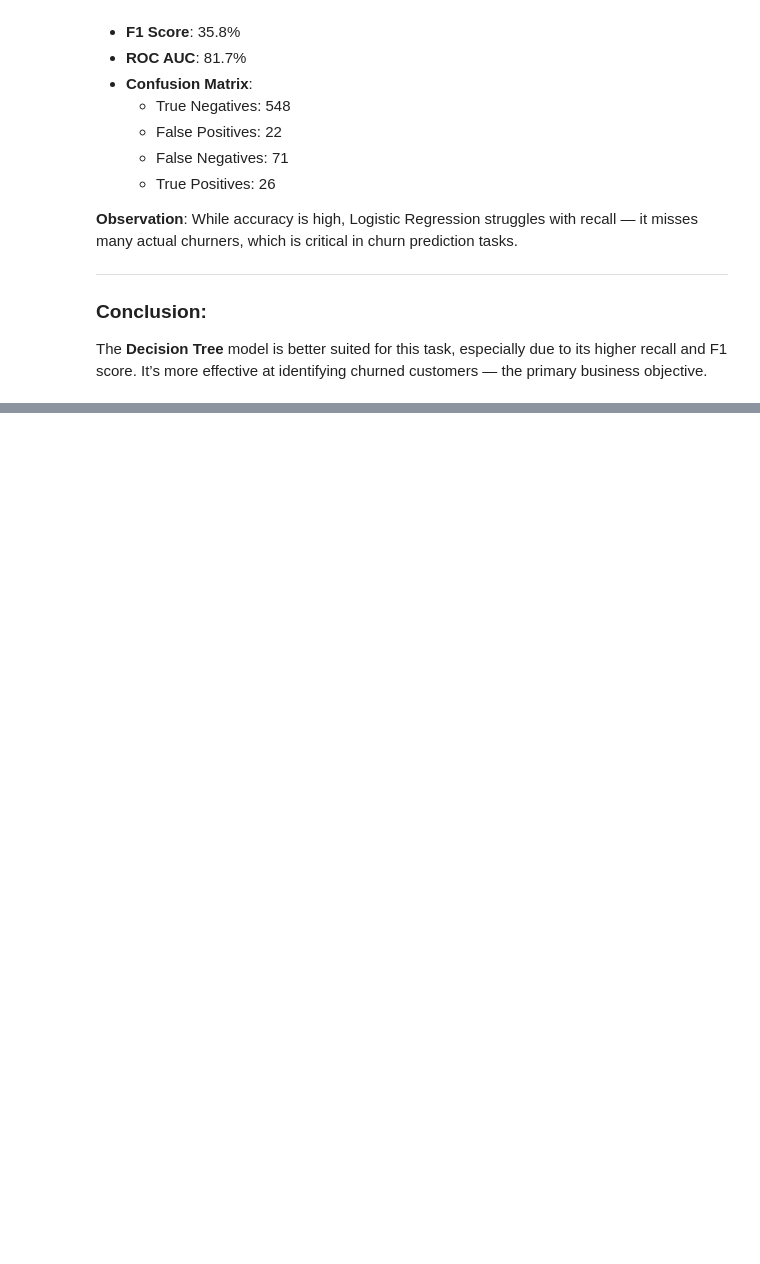
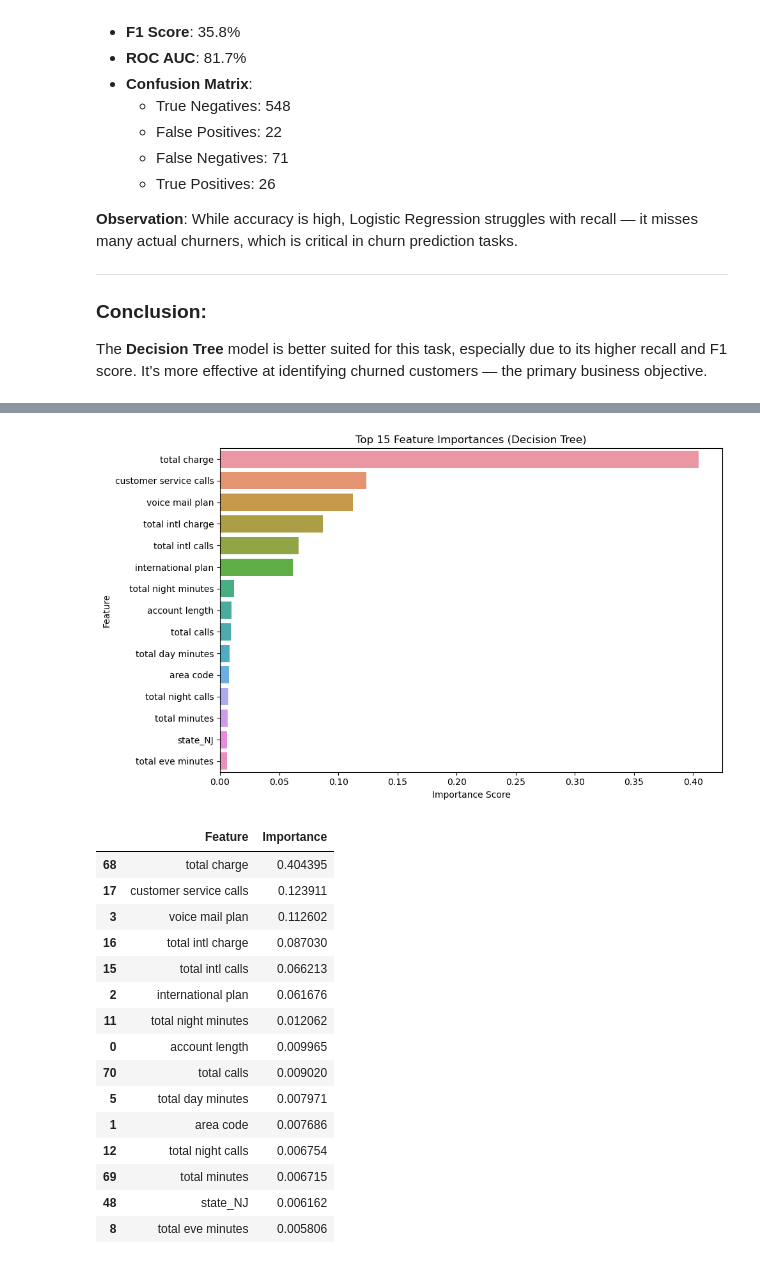
Before and after one commit to g-eez/phase-3-project, a Jupyter notebook: notebook.ipynb, the cells around one changed output, grey strips where cells are left out. Saved outputs shown, nothing was run; the diff lists cells and outputs as text; code cells hidden in the pictures; blank space fills up the shorter version.

Commit message:
modelling complete, evaluation of model performance close to completion

```diff
--- a/notebook.ipynb
+++ b/notebook.ipynb
@@ -777,0 +830,39 @@ The **Decision Tree** model is better suited for this task, especially due to it
+# %%
+# Create a DataFrame for feature importances
+feature_importances = pd.DataFrame({
+    'Feature': X_train.columns,
+    'Importance': decision_tree.feature_importances_  # Using the trained model from earlier
+})
+
+# Sort by importance
+feature_importances = feature_importances.sort_values(by='Importance', ascending=False)
+
+# Plot the top 15 most important features
+plt.figure(figsize=(10, 6))
+sns.barplot(data=feature_importances.head(15), x='Importance', y='Feature')
+plt.title('Top 15 Feature Importances (Decision Tree)')
+plt.xlabel('Importance Score')
+plt.ylabel('Feature')
+plt.tight_layout()
+plt.show()
+
+# (Optional) Display the top 15 features with scores
+feature_importances.head(15)
+# %% [output]
+[figure, added]
+|  | Feature | Importance |
+| 68 | total charge | 0.404395 |
+| 17 | customer service calls | 0.123911 |
+| 3 | voice mail plan | 0.112602 |
+| 16 | total intl charge | 0.087030 |
+| 15 | total intl calls | 0.066213 |
+| 2 | international plan | 0.061676 |
+| 11 | total night minutes | 0.012062 |
+| 0 | account length | 0.009965 |
+| 70 | total calls | 0.009020 |
+| 5 | total day minutes | 0.007971 |
+| 1 | area code | 0.007686 |
+| 12 | total night calls | 0.006754 |
+| 69 | total minutes | 0.006715 |
+| 48 | state_NJ | 0.006162 |
+| 8 | total eve minutes | 0.005806 |
```
Also changed, not shown: parts of 19 cells of this notebook.
